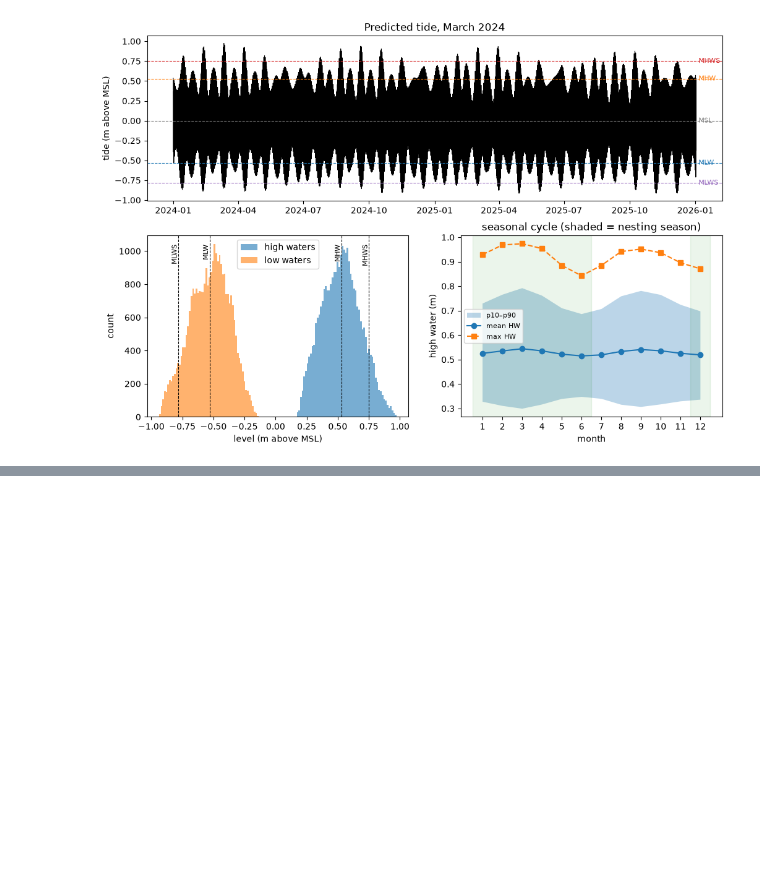
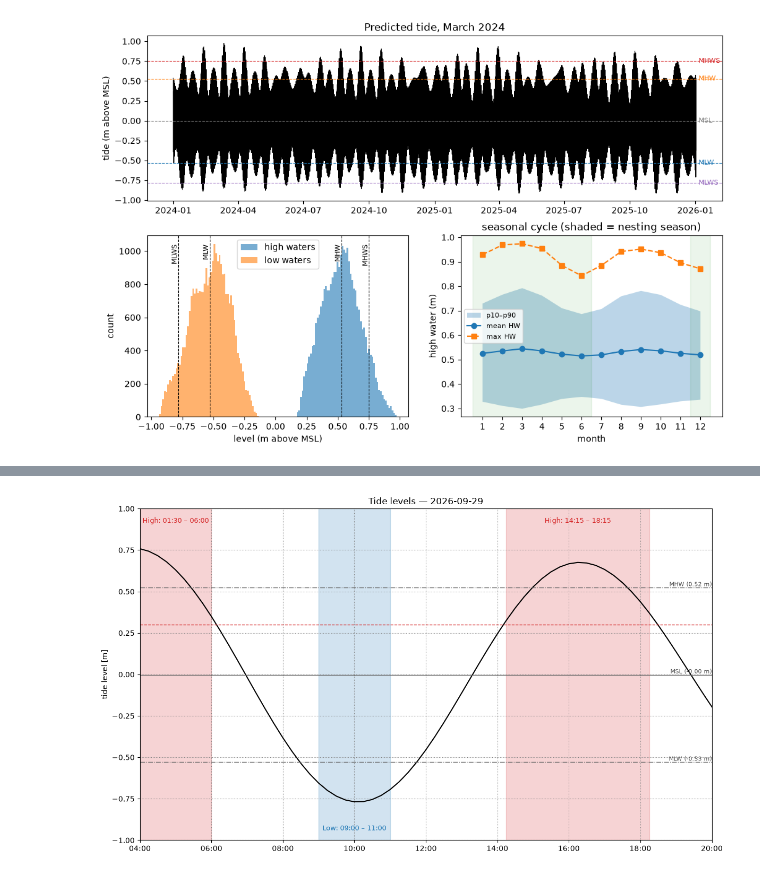
Before and after one commit to mdelemosschaper/quintaplaya, a Jupyter notebook: notebooks/marcus_tides.ipynb, the cells around one changed output, grey strips where cells are left out. Cells and saved outputs as stored; diff of their text form; code cells hidden in the pictures; blank space fills up the shorter version.

```diff
--- a/notebooks/marcus_tides.ipynb
+++ b/notebooks/marcus_tides.ipynb
@@ -113,0 +141,90 @@ ax.set_title('seasonal cycle (shaded = nesting season)'); ax.legend(fontsize=8)
+# %%
+import numpy as np
+import pytz
+import matplotlib.dates as mdates
+from scipy.signal import find_peaks
+
+fp_daily = os.path.join('..', 'data', 'water_levels', 'daily_tide_plots')
+os.makedirs(fp_daily, exist_ok=True)
+
+galapagos_tz = pytz.timezone('Pacific/Galapagos')
+high_thresh = 0.3                          # m (relative to MSL, FES2022)
+low_half_width = pd.Timedelta(hours=1)     # 2-hour window centred on low tide
+hour_start, hour_end = 4, 20
+
+tw = tide_window.reset_index(drop=True)
+times = tw['dates']
+tide = tw['tide'].values
+
+# tidal datums from the full 2026-2030 prediction
+tide_all = tide_data['tide'].values
+idx_hw, _ = find_peaks(tide_all)     # high waters
+idx_lw, _ = find_peaks(-tide_all)    # low waters
+
+MSL = tide_all.mean()
+MHW = tide_all[idx_hw].mean()
+MLW = tide_all[idx_lw].mean()
+print('MHW = %.2f m, MSL = %.2f m, MLW = %.2f m' % (MHW, MSL, MLW))
+
+# high tide windows: continuous runs above the threshold
+above = tide > high_thresh
+edges = np.diff(above.astype(int))
+starts = list(np.where(edges == 1)[0] + 1)
+ends = list(np.where(edges == -1)[0])
+if above[0]: starts.insert(0, 0)
+if above[-1]: ends.append(len(tide) - 1)
+high_windows = [(times[s], times[e]) for s, e in zip(starts, ends)]
+
+# low tide windows: local minima, +/- 1 hour
+idx_low, _ = find_peaks(-tide)
+low_windows = [(times[i] - low_half_width, times[i] + low_half_width, times[i]) for i in idx_low]
+
+# same y-axis limits on every day
+ylim = (-1, 1)   # extra headroom at the top for labels
+
+for day, day_data in tw.groupby('day'):
+    x0 = pd.Timestamp(day).tz_localize(galapagos_tz) + pd.Timedelta(hours=hour_start)
+    x1 = pd.Timestamp(day).tz_localize(galapagos_tz) + pd.Timedelta(hours=hour_end)
+
+    fig, ax = plt.subplots(figsize=[12,7], tight_layout=True)
+    ax.grid(which='major', linestyle=':', color='0.5')
+    ax.plot(day_data['dates'], day_data['tide'], '-', color='k', lw=1.5)
+    for level, name, ls in [(MHW, 'MHW', '-.'), (MSL, 'MSL', '-'), (MLW, 'MLW', '-.')]:
+        ax.axhline(level, ls=ls, color='0.4', lw=1)
+        ax.text(x1, level, ' %s (%.2f m)' % (name, level), ha='right', va='bottom',
+                fontsize=8, color='0.3')
+    ax.axhline(high_thresh, ls='--', color='C3', lw=1)
+
+    # high tide windows
+    for s, e in high_windows:
+        if e < x0 or s > x1:
+            continue
+        ax.axvspan(s, e, color='C3', alpha=0.2)
+        x_mid = max(s, x0) + (min(e, x1) - max(s, x0)) / 2
+        ax.text(x_mid, ylim[1] - 0.05, 'High: %s – %s' % (s.strftime('%H:%M'), e.strftime('%H:%M')),
+                ha='center', va='top', fontsize=9, color='C3')
+
+    # low tide windows
+    for s, e, t_low in low_windows:
+        if t_low < x0 or t_low > x1:
+            continue
+        ax.axvspan(s, e, color='C0', alpha=0.2)
+        ax.text(t_low, ylim[0] + 0.05, 'Low: %s – %s' % (s.strftime('%H:%M'), e.strftime('%H:%M')),
+                ha='center', va='bottom', fontsize=9, color='C0')
+
+    ax.set(xlim=(x0, x1), ylim=ylim, ylabel='tide level [m]',
+           title='Tide levels — %s' % day)
+    ax.xaxis.set_major_formatter(mdates.DateFormatter('%H:%M', tz=galapagos_tz))
+    ax.xaxis.set_major_locator(mdates.HourLocator(interval=2, tz=galapagos_tz))
+    fig.savefig(os.path.join(fp_daily, 'QUINTA_tides_%s.png' % day), dpi=200, bbox_inches='tight')
+
+# print high and lowtide times and levels for each day
+for day, day_data in tw.groupby('day'):
+    if not day_data.empty:
+        high_tide_time = day_data.loc[day_data['tide'] == day_data['tide'].max(), 'dates'].iloc[0]
+        high_tide_level = day_data['tide'].max()
+        low_tide_time = day_data.loc[day_data['tide'] == day_data['tide'].min(), 'dates'].iloc[0]
+        low_tide_level = day_data['tide'].min()
+        print(f'High tide on {day}: {high_tide_time.strftime("%H:%M")} - {high_tide_level:.2f} m')
+        print(f'Low tide on {day}: {low_tide_time.strftime("%H:%M")} - {low_tide_level:.2f} m')
+# %% [output]
@@ -113,0 +240 @@ ax.set_title('seasonal cycle (shaded = nesting season)'); ax.legend(fontsize=8)
+[figure, added]
```
Also changed, not shown: parts of 3 cells of this notebook, 58 other files.
